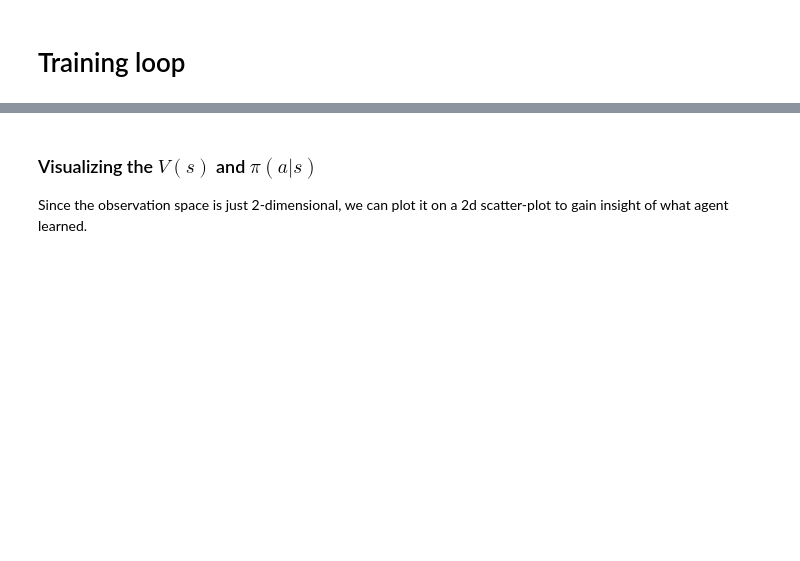
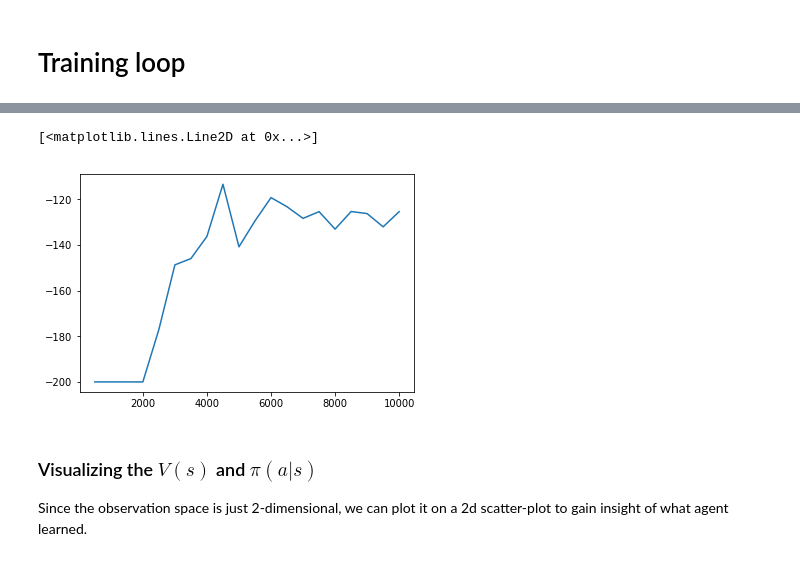
Before and after one commit to oscartsai/Practical_RL, a Jupyter notebook: week6/Seminar6.1_advantage_actor_critic.ipynb, the cells around one changed output, grey strips where cells are left out. Saved outputs shown, nothing was run; the diff lists cells and outputs as text; code cells hidden in the pictures; blank space fills up the shorter version.

```diff
--- a/week6/Seminar6.1_advantage_actor_critic.ipynb
+++ b/week6/Seminar6.1_advantage_actor_critic.ipynb
@@ -99,7 +99,7 @@ weights
 from agentnet.experiments.openai_gym.pool import EnvPool
 
 #create a small pool with 10 parallel agents
-pool = EnvPool(agent, "MountainCar-v0", n_games=8, max_size=5000)
+pool = EnvPool(agent, "MountainCar-v0", n_games=64, max_size=15000)
 
 #we assume that pool size 1000 is small enough to learn "almost on policy" :)
 # %% [output]
@@ -168,6 +175,6 @@ SyntaxError: positional argument follows keyword argument (<ipython-input-14-e93
 # %%
 # Compute weight updates
 #<your favorite optimization method>
-updates = lasagne.updates.adam(loss, weights, learning_rate=1e-3)
+updates = lasagne.updates.rmsprop(loss, weights, learning_rate=1e-3)
 # %%
 train_step = theano.function([], loss, updates=updates)
@@ -202,20 +218,20 @@ for i in tqdm(range(10000)):
         pool.update(SEQ_LENGTH, append=True)
 
     for _ in range(10):
-        loss = loss*0.99 + train_step()*0.01
+        loss = loss * 0.99 + train_step() * 0.01
 
-    if epoch_counter%100 == 0:
+    if epoch_counter % 100 == 0:
         #average reward per game tick in current experience replay pool
         pool_mean_reward = np.average(pool.experience_replay.rewards.get_value()[:,:-1],
                                       weights=1+pool.experience_replay.is_alive.get_value()[:,:-1])
-        print("iter=%i\treward/step=%.5f\tloss ma=%.5f"%(epoch_counter,
-                                                        pool_mean_reward,
-                                                        loss))
+        print("iter=%i\treward/step=%.5f\tloss ma=%.5f" % (epoch_counter,
+                                                           pool_mean_reward,
+                                                           loss))
 
 
     ##record current learning progress and show learning curves
-    if epoch_counter%500 == 0:
-        n_games = 10
+    if epoch_counter % 500 == 0:
+        n_games = 20
         eps.set_value(0)
         rewards[epoch_counter] = pool.evaluate(record_video=False,
                                                n_games=n_games,
@@ -224,7 +240,7 @@ for i in tqdm(range(10000)):
         print("Current score(mean over %i) = %.3f"%(n_games, np.mean(rewards[epoch_counter])))
 
 
-    epoch_counter  +=1
+    epoch_counter += 1
 
 
 # Time to drink some coffee!
@@ -231,7 +261,10 @@ for i in tqdm(range(10000)):
 # %%
-iters, session_rewards = zip(*sorted(rewards.items(), key=lambda (k,v): k))
+iters, session_rewards = zip(*sorted(rewards.items(), key=lambda k: k[0]))
 # %%
-plt.plot(iters, map(np.mean, session_rewards))
+plt.plot(iters, list(map(np.mean, session_rewards)))
+# %% [output]
+[<matplotlib.lines.Line2D at 0x...>]
+[figure, added]
 # %% [markdown]
 ### Visualizing the $V(s)$ and  $\pi(a|s)$
 
```
Also changed, not shown: parts of 8 cells of this notebook, 1 other file.
